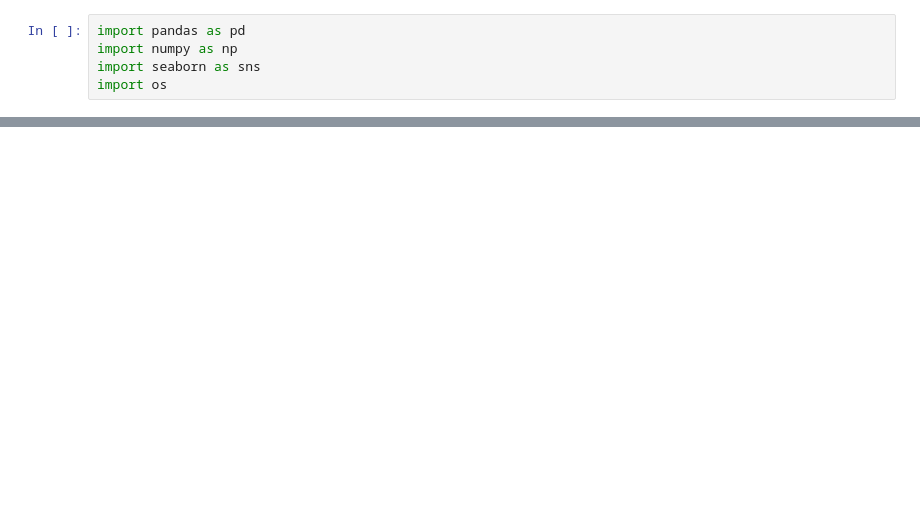
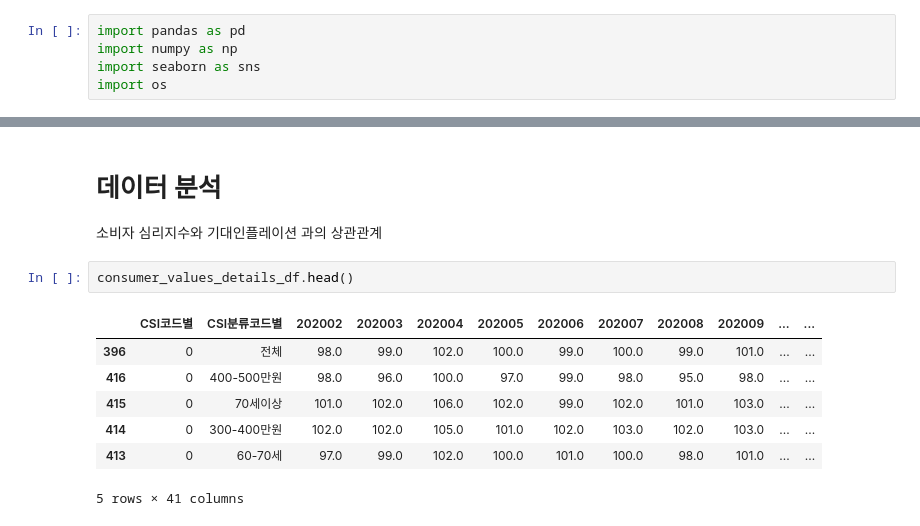
Before and after one commit to siho-song/datascience, a Jupyter notebook: project/project/Untitled.ipynb, the cells around one changed output, grey strips where cells are left out. Drawn from its saved outputs; the diff is of its cells as text; blank space fills up the shorter version.

```diff
--- a/project/project/Untitled.ipynb
+++ b/project/project/Untitled.ipynb
@@ -116,0 +150,13 @@ weights_df[:]
+# %% [markdown]
+# 데이터 분석
+소비자 심리지수와 기대인플레이션 과의 상관관계
+# %%
+consumer_values_details_df.head()
+# %% [output]
+|  | CSI코드별 | CSI분류코드별 | 202002 | 202003 | 202004 | 202005 | 202006 | 202007 | 202008 | 202009 | ... | ... |
+| 396 | 0 | 전체 | 98.0 | 99.0 | 102.0 | 100.0 | 99.0 | 100.0 | 99.0 | 101.0 | ... | ... |
+| 416 | 0 | 400-500만원 | 98.0 | 96.0 | 100.0 | 97.0 | 99.0 | 98.0 | 95.0 | 98.0 | ... | ... |
+| 415 | 0 | 70세이상 | 101.0 | 102.0 | 106.0 | 102.0 | 99.0 | 102.0 | 101.0 | 103.0 | ... | ... |
+| 414 | 0 | 300-400만원 | 102.0 | 102.0 | 105.0 | 101.0 | 102.0 | 103.0 | 102.0 | 103.0 | ... | ... |
+| 413 | 0 | 60-70세 | 97.0 | 99.0 | 102.0 | 100.0 | 101.0 | 100.0 | 98.0 | 101.0 | ... | ... |
+5 rows × 41 columns
```
Also changed, not shown: parts of 31 cells of this notebook, 5 other files.
